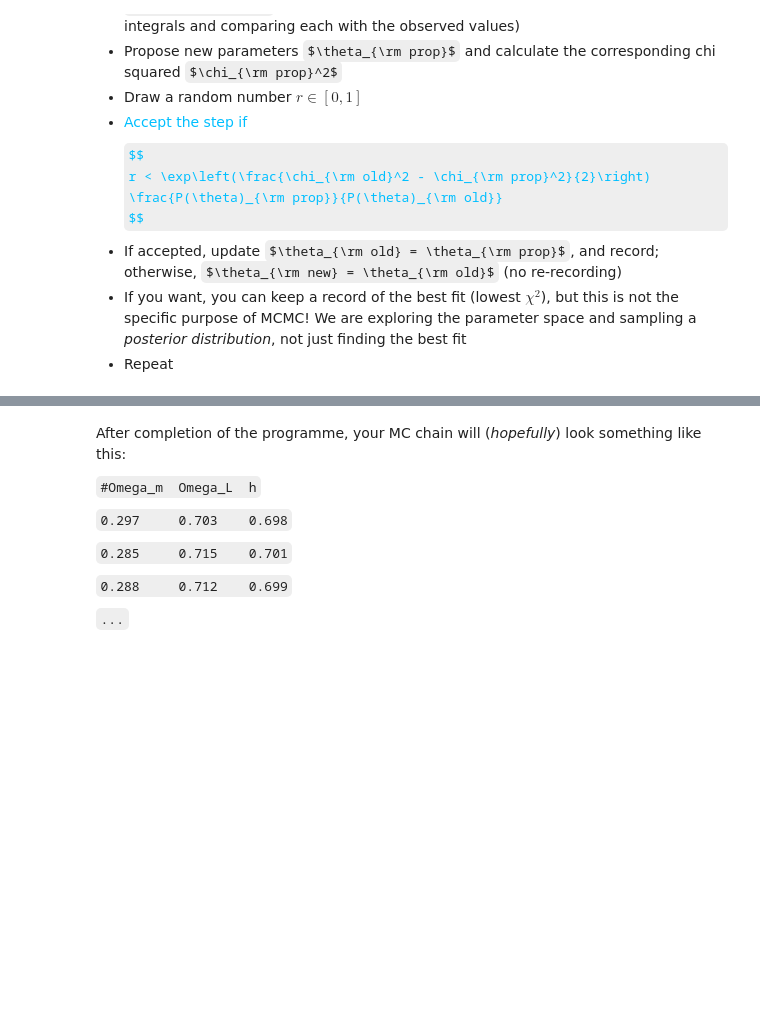
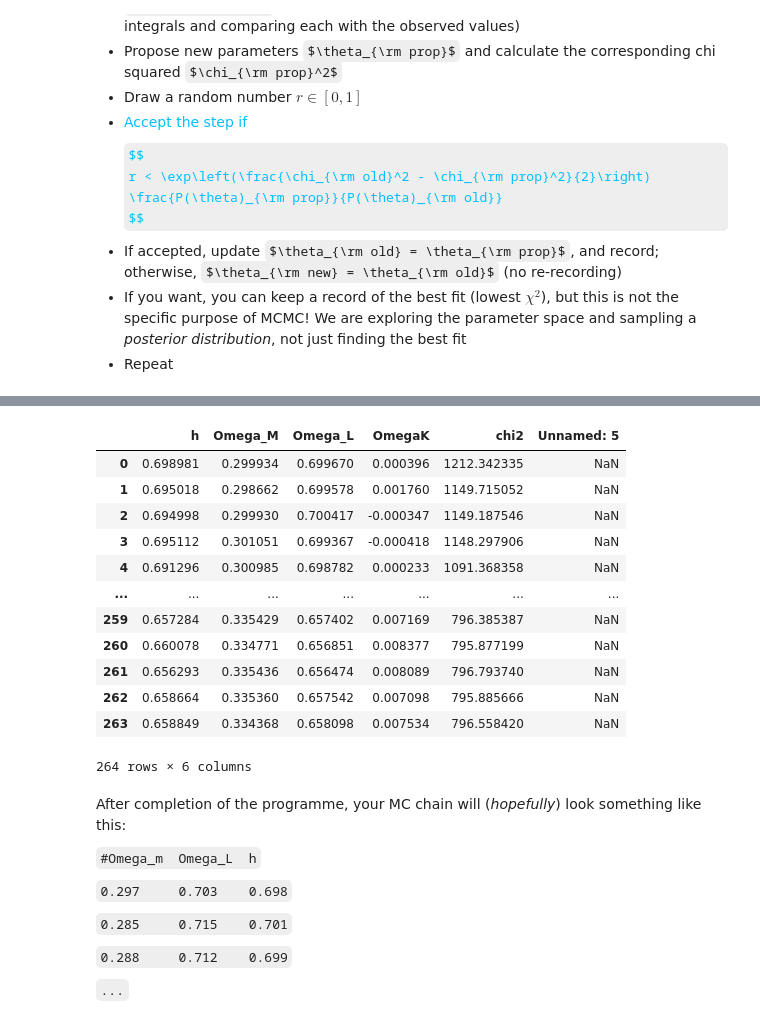
Before and after one commit to Snrts/PRA3024_BigDataInPhysics_SanneAarts, a Jupyter notebook: PRA3024_2223_COSMOLOGY_cython.ipynb, the cells around one changed output, grey strips where cells are left out. Saved outputs shown, nothing was run; the diff lists cells and outputs as text; code cells hidden in the pictures; some formulas as TeX source; blank space fills up the shorter version.

```diff
--- a/PRA3024_2223_COSMOLOGY_cython.ipynb
+++ b/PRA3024_2223_COSMOLOGY_cython.ipynb
@@ -524,3 +451,20 @@ while n < N_steps:
+# %%
+data = pd.read_csv("MC_Chain_SNIa.dat", sep="\t")
+data
+# %% [output]
+|  | h | Omega_M | Omega_L | OmegaK | chi2 | Unnamed: 5 |
+| 0 | 0.698981 | 0.299934 | 0.699670 | 0.000396 | 1212.342335 | NaN |
+| 1 | 0.695018 | 0.298662 | 0.699578 | 0.001760 | 1149.715052 | NaN |
+| 2 | 0.694998 | 0.299930 | 0.700417 | -0.000347 | 1149.187546 | NaN |
+| 3 | 0.695112 | 0.301051 | 0.699367 | -0.000418 | 1148.297906 | NaN |
+| 4 | 0.691296 | 0.300985 | 0.698782 | 0.000233 | 1091.368358 | NaN |
+| ... | ... | ... | ... | ... | ... | ... |
+| 259 | 0.657284 | 0.335429 | 0.657402 | 0.007169 | 796.385387 | NaN |
+| 260 | 0.660078 | 0.334771 | 0.656851 | 0.008377 | 795.877199 | NaN |
+| 261 | 0.656293 | 0.335436 | 0.656474 | 0.008089 | 796.793740 | NaN |
+| 262 | 0.658664 | 0.335360 | 0.657542 | 0.007098 | 795.885666 | NaN |
+| 263 | 0.658849 | 0.334368 | 0.658098 | 0.007534 | 796.558420 | NaN |
+264 rows × 6 columns
 # %% [markdown]
 After completion of the programme, your MC chain will (*hopefully*) look something like this:
 
```
Also changed, not shown: parts of 7 cells of this notebook.
